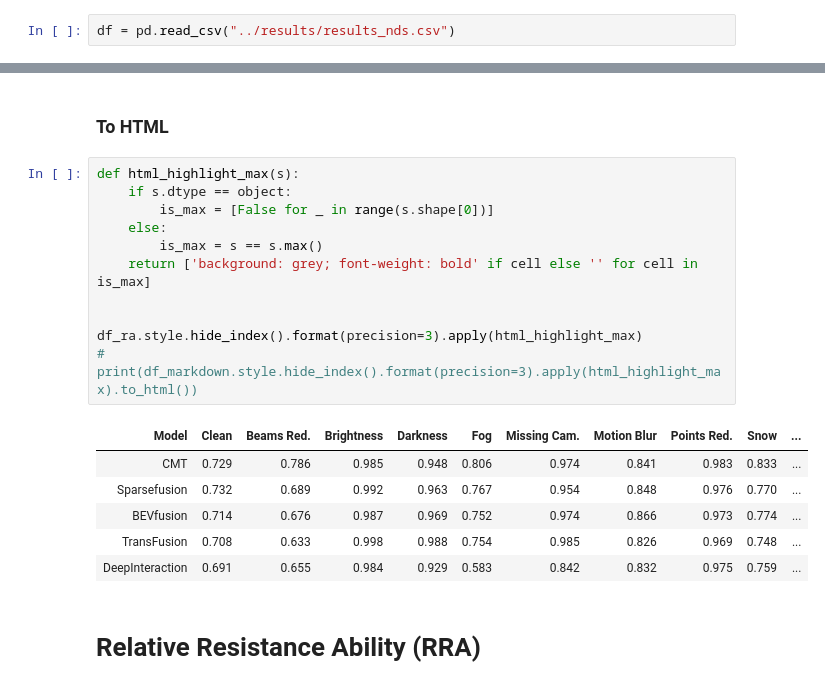
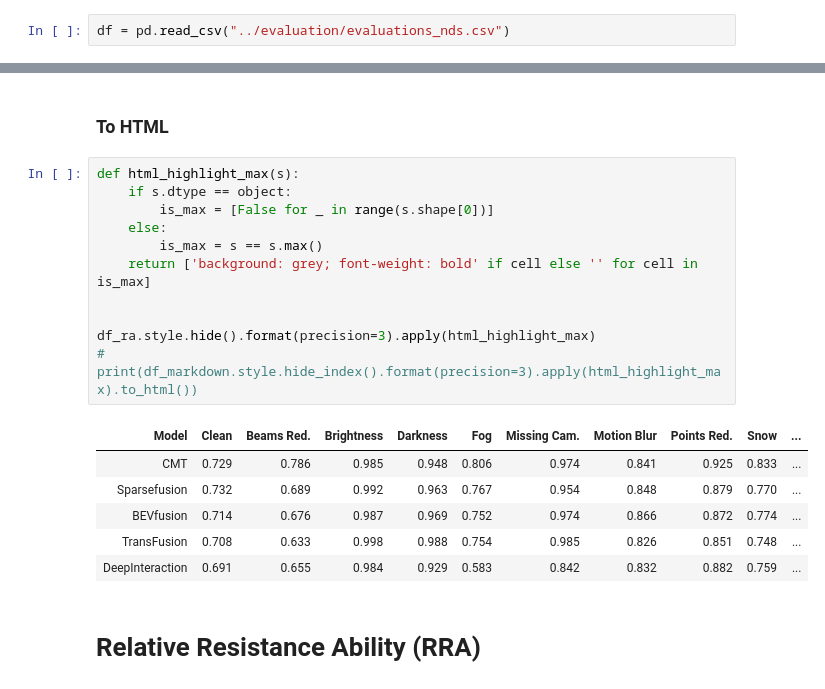
Before and after one commit to ika-rwth-aachen/MultiCorrupt, a Jupyter notebook: helper/calc_metrics.ipynb, the cells around one changed output, grey strips where cells are left out. Drawn from its saved outputs; the diff is of its cells as text.

```diff
--- a/helper/calc_metrics.ipynb
+++ b/helper/calc_metrics.ipynb
@@ -27,7 +27,7 @@ MODELS_TO_LINKS = {
 MODELS_TO_LINKS_MD = {k: f"[{k}]({v})" for k, v in MODELS_TO_LINKS.items()}
 SEVERITY_LEVELS = ["1", "2", "3"]
 # %%
-df = pd.read_csv("../results/results_nds.csv")
+df = pd.read_csv("../evaluation/evaluations_nds.csv")
 # %%
 df = df.dropna()
 # %%
@@ -122,21 +122,21 @@ print(df_markdown.to_markdown(index=False))
 # %%
 def html_highlight_max(s):
     if s.dtype == object:
         is_max = [False for _ in range(s.shape[0])]
     else:
         is_max = s == s.max()
     return ['background: grey; font-weight: bold' if cell else '' for cell in is_max]
 
 
-df_ra.style.hide_index().format(precision=3).apply(html_highlight_max)
+df_ra.style.hide().format(precision=3).apply(html_highlight_max)
 # print(df_markdown.style.hide_index().format(precision=3).apply(html_highlight_max).to_html())
 # %% [output]
 | Model | Clean | Beams Red. | Brightness | Darkness | Fog | Missing Cam. | Motion Blur | Points Red. | Snow | ... |
-| CMT | 0.729 | 0.786 | 0.985 | 0.948 | 0.806 | 0.974 | 0.841 | 0.983 | 0.833 | ... |
-| Sparsefusion | 0.732 | 0.689 | 0.992 | 0.963 | 0.767 | 0.954 | 0.848 | 0.976 | 0.770 | ... |
-| BEVfusion | 0.714 | 0.676 | 0.987 | 0.969 | 0.752 | 0.974 | 0.866 | 0.973 | 0.774 | ... |
-| TransFusion | 0.708 | 0.633 | 0.998 | 0.988 | 0.754 | 0.985 | 0.826 | 0.969 | 0.748 | ... |
-| DeepInteraction | 0.691 | 0.655 | 0.984 | 0.929 | 0.583 | 0.842 | 0.832 | 0.975 | 0.759 | ... |
+| CMT | 0.729 | 0.786 | 0.985 | 0.948 | 0.806 | 0.974 | 0.841 | 0.925 | 0.833 | ... |
+| Sparsefusion | 0.732 | 0.689 | 0.992 | 0.963 | 0.767 | 0.954 | 0.848 | 0.879 | 0.770 | ... |
+| BEVfusion | 0.714 | 0.676 | 0.987 | 0.969 | 0.752 | 0.974 | 0.866 | 0.872 | 0.774 | ... |
+| TransFusion | 0.708 | 0.633 | 0.998 | 0.988 | 0.754 | 0.985 | 0.826 | 0.851 | 0.748 | ... |
+| DeepInteraction | 0.691 | 0.655 | 0.984 | 0.929 | 0.583 | 0.842 | 0.832 | 0.882 | 0.759 | ... |
 # %% [markdown]
 # Relative Resistance Ability (RRA)
 # %%
```
Also changed, not shown: parts of 4 cells of this notebook.
